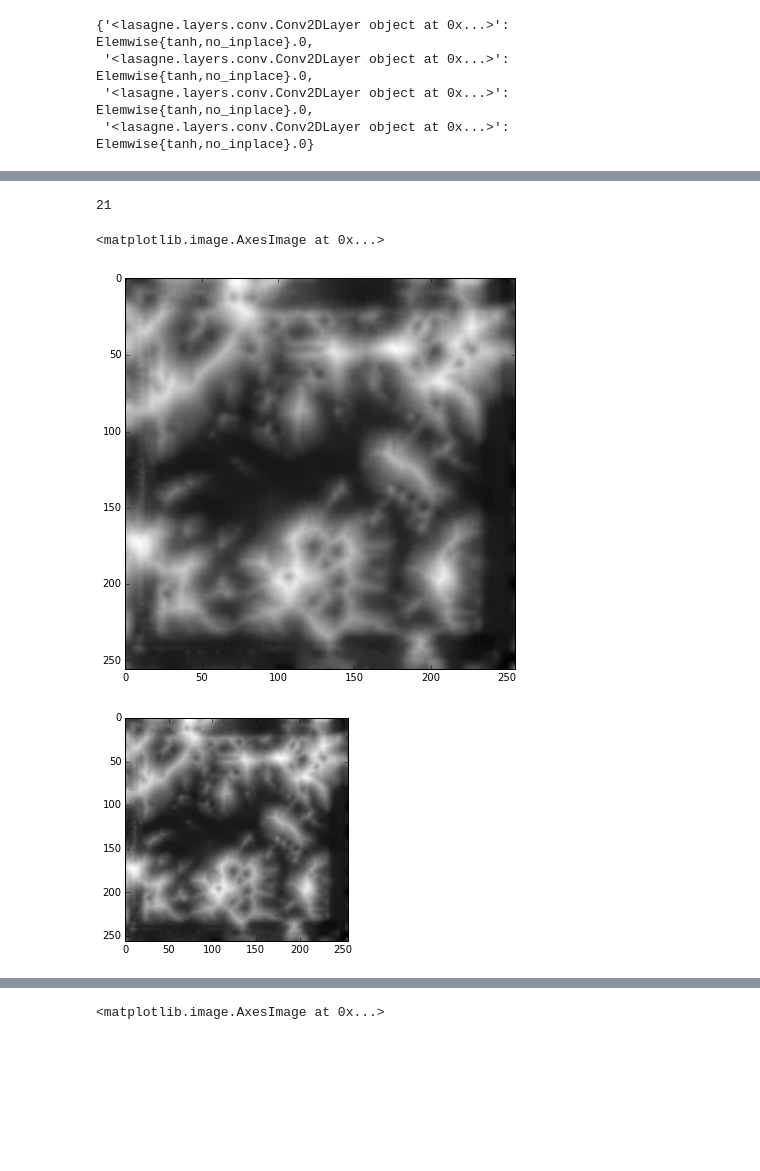
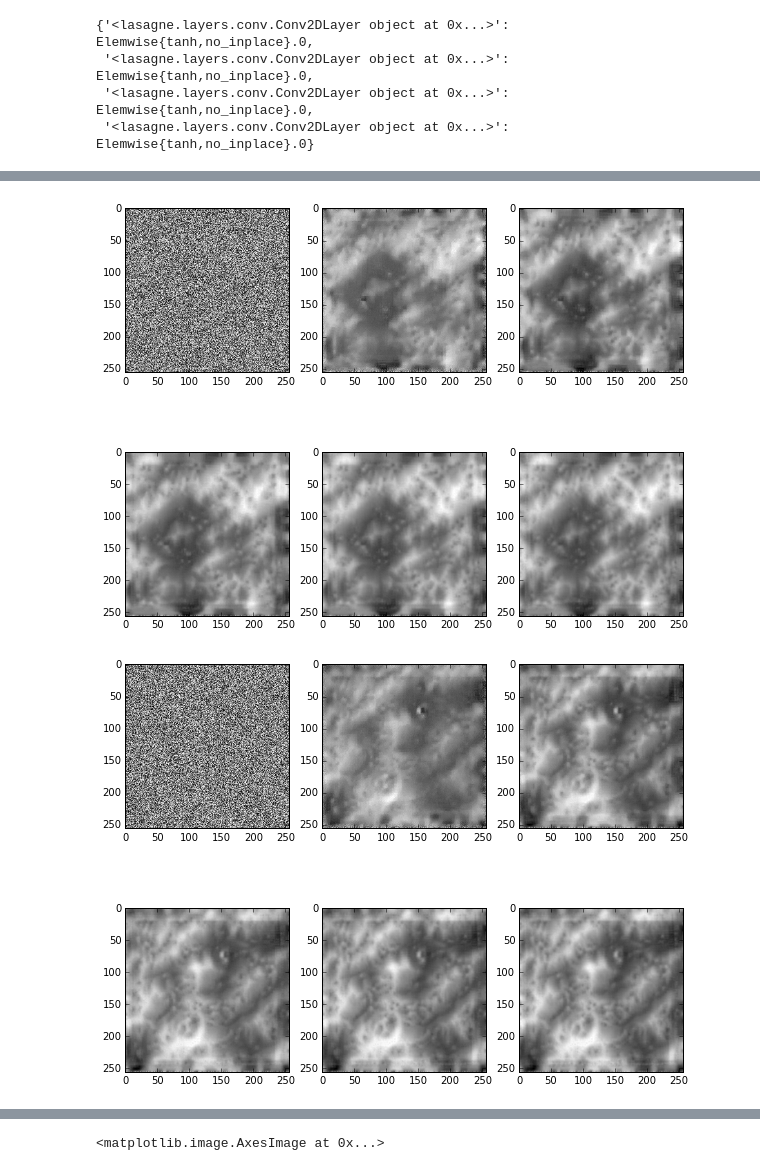
Before and after one commit to christopher-beckham/msc, a Jupyter notebook: experiments/heightmaps/lasagne_recipe.ipynb, the cells around one changed output, grey strips where cells are left out. Drawn from its saved outputs; the diff is of its cells as text; code cells hidden in the pictures; blank space fills up the shorter version.

```diff
--- a/experiments/heightmaps/lasagne_recipe.ipynb
+++ b/experiments/heightmaps/lasagne_recipe.ipynb
@@ -99,8 +63,11 @@ def total_variation_loss(x):
     return (((x[:,:,:-1,:-1] - x[:,:,1:,:-1])**2 + (x[:,:,:-1,:-1] - x[:,:,:-1,1:])**2)**1.25).sum()
 # %%
 #net = build_model_2(size=128)
-net_raw = train_ae.get_net({})
-with open("output/model2.pkl") as f:
+#net_raw = experiment.exp2()
+import vgg_a_subset as config
+net_raw = config.get_net({})
+
+with open("output/vgg_a_subset.2.pkl") as f:
     set_all_param_values(net_raw, pickle.load(f))
 layers = {}
 for layer in get_all_layers(net_raw):
@@ -206,26 +165,34 @@ plt.imshow(generated_image.get_value()[0][0], cmap="gray")
-# %%
-#x0 = generated_image.get_value().astype('float64')
-#xs = []
-#xs.append(x0)
-
-x0 = xs[-1]
-
-# Optimize, saving the result periodically
-for i in range(10):
-    scipy.optimize.fmin_l_bfgs_b(eval_loss, x0.flatten(), fprime=eval_grad, maxfun=40)
-    x0 = generated_image.get_value().astype('float64')
-    xs.append(x0)
-# %%
-print len(xs)
-plt.figure(figsize=(7,7))
-plt.imshow(xs[-1][0][0], cmap='gray')
-# %% [output]
-21
-<matplotlib.image.AxesImage at 0x...>
-[figure, removed]
-# %%
-for xt in [xs[-1]]:
-    plt.imshow(xt[0][0], cmap='gray')
-    plt.savefig("output/gen4.png")
-# %% [output]
-[figure, removed]
+# %%
+for iter_ in range(0, 4):
+
+    t0 = time()
+
+    generated_image.set_value(floatX(np.random.uniform(0, 1, photo.shape)))
+
+    x0 = generated_image.get_value().astype('float64')
+    xs = []
+    xs.append(x0)
+    for i in range(0, 6):
+        scipy.optimize.fmin_l_bfgs_b(eval_loss, x0.flatten(), fprime=eval_grad, maxfun=40)
+        x0 = generated_image.get_value().astype('float64')
+        xs.append(x0)
+
+    plt.figure(figsize=(10, 8))
+    cc = 1
+    nrow, ncol = 2, 3
+    for i in range(0, nrow):
+        for j in range(0, ncol):
+            plt.subplot(nrow, ncol, cc)
+            plt.imshow(xs[cc-1][0][0], cmap="gray")
+            cc += 1
+    plt.savefig("output_neat/%i_evolution.png" % t0)
+
+    #plt.imshow(xs[-1][0][0], cmap="gray")
+    #plt.savefig("output_neat/%i_final.png" % t0)
+
+    img_norm = (xs[-1][0][0] - np.min(xs[-1][0][0])) / (np.max(xs[-1][0][0]) - np.min(xs[-1][0][0]) )
+
+    imsave("output_neat/%i.png" % t0, arr=img_norm)
+# %% [output]
+[figure, added]
+[figure, added]
```
Also changed, not shown: parts of 18 cells of this notebook, 1 other file.
